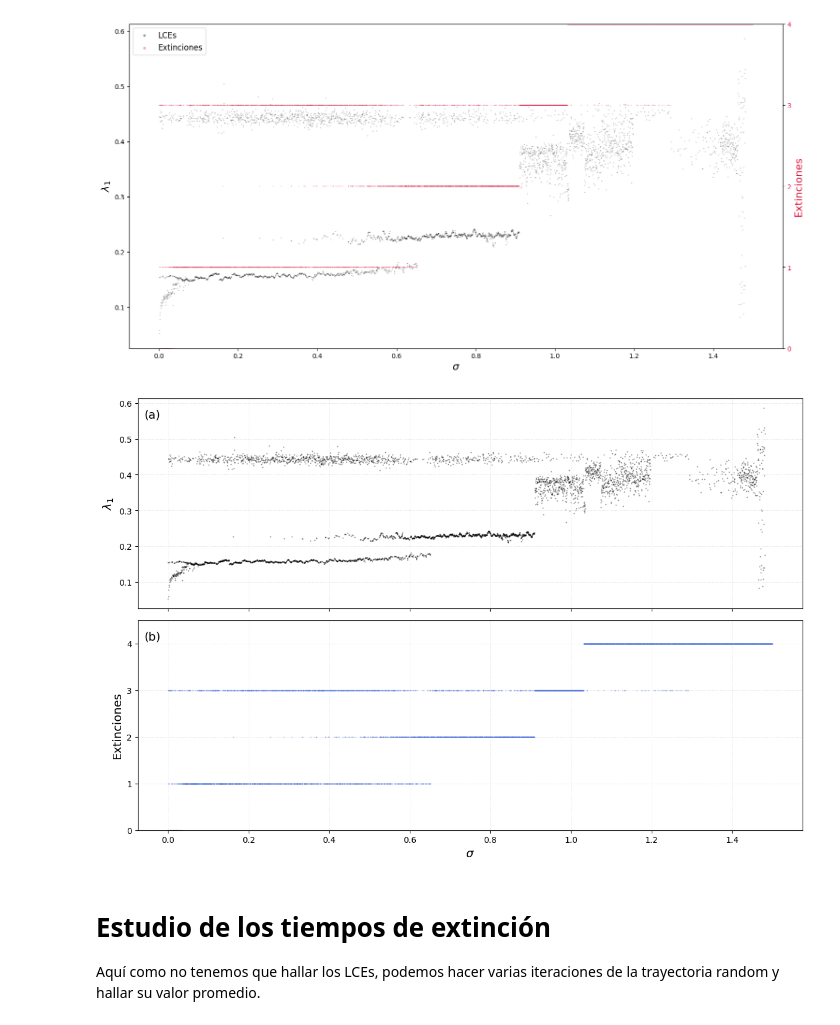
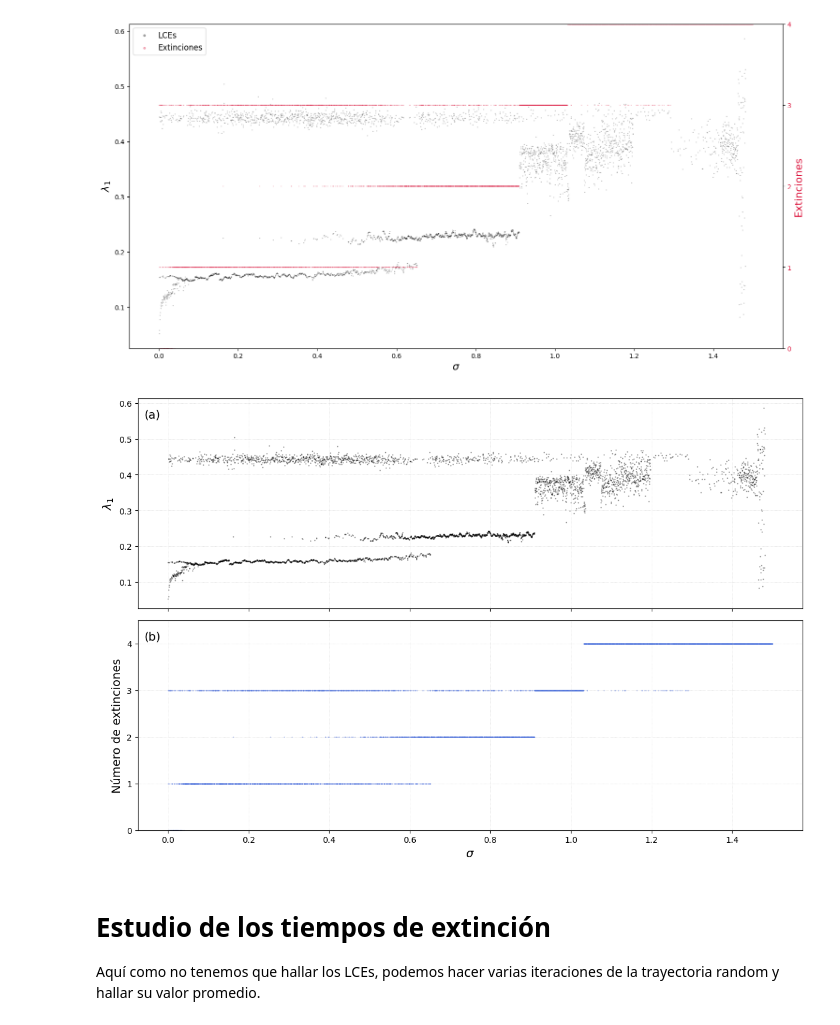
Before and after one commit to jenriquezafra/TFG, a Jupyter notebook: notebooks/parameters_exploration.ipynb, the cells around one changed output. Saved outputs shown, nothing was run; the diff lists cells and outputs as text; code cells hidden in the pictures.

Commit message:
Update output image: barrido_LCEs_exts_random.png has been modified.

```diff
--- a/notebooks/parameters_exploration.ipynb
+++ b/notebooks/parameters_exploration.ipynb
@@ -61,9 +61,9 @@ plt.show()
 ## Diagrama de bifurcaciones
 # %%
 
-r   = barr_random[:, 0]
-x   = barr_random[:, 1]
-err = barr_random[:, 2]
+r   = barr_LCEs_random[:, 0]
+x   = barr_LCEs_random[:, 1]
+err = barr_LCEs_random[:, 2]
 
 fig, ax = plt.subplots(figsize=(18,9))
 
@@ -264,27 +233,27 @@ plt.show()
 # %%
 fig_barrido, (ax1, ax2) = plt.subplots(2, 1, sharex=True, figsize=(12, 8))
 
 # λ1 en escala de grises
 ax1.scatter(barr_LCEs_random[:,0], barr_LCEs_random[:,1],
             s=.5, alpha=0.3, color='black')
 ax1.set_ylabel(r'$\lambda_1$', fontsize=14)
 ax1.grid(True, which='major', linestyle=':', linewidth=0.5, alpha=0.6)
 ax1.text(0.01, 0.95, '(a)', transform=ax1.transAxes, fontsize=14, va='top')
 
 # Extinciones
 ax2.scatter(barr_exts_random[:,0], barr_exts_random[:,1],
             s=.3, alpha=0.3, color='royalblue')
-ax2.set_ylabel('Extinciones', fontsize=14)
+ax2.set_ylabel('Número de extinciones', fontsize=14)
 ax2.set_xlabel(r'$\sigma$', fontsize=14)
 ax2.set_ylim(0, 4.5)
 ax2.yaxis.set_major_locator(MaxNLocator(integer=True))
 ax2.grid(True, which='major', linestyle=':', linewidth=0.5, alpha=0.6)
 ax2.text(0.01, 0.95, '(b)', transform=ax2.transAxes, fontsize=14, va='top')
 
 plt.tight_layout()
 plt.show()
 # %% [output]
-[figure, old version]
+[figure, new version]
 # %%
 # fig_barrido.savefig('outputs/barrido_LCEs_exts_random.png', dpi=600)
 # %% [markdown]
```
Also changed, not shown: parts of 5 cells of this notebook, 2 other files.
